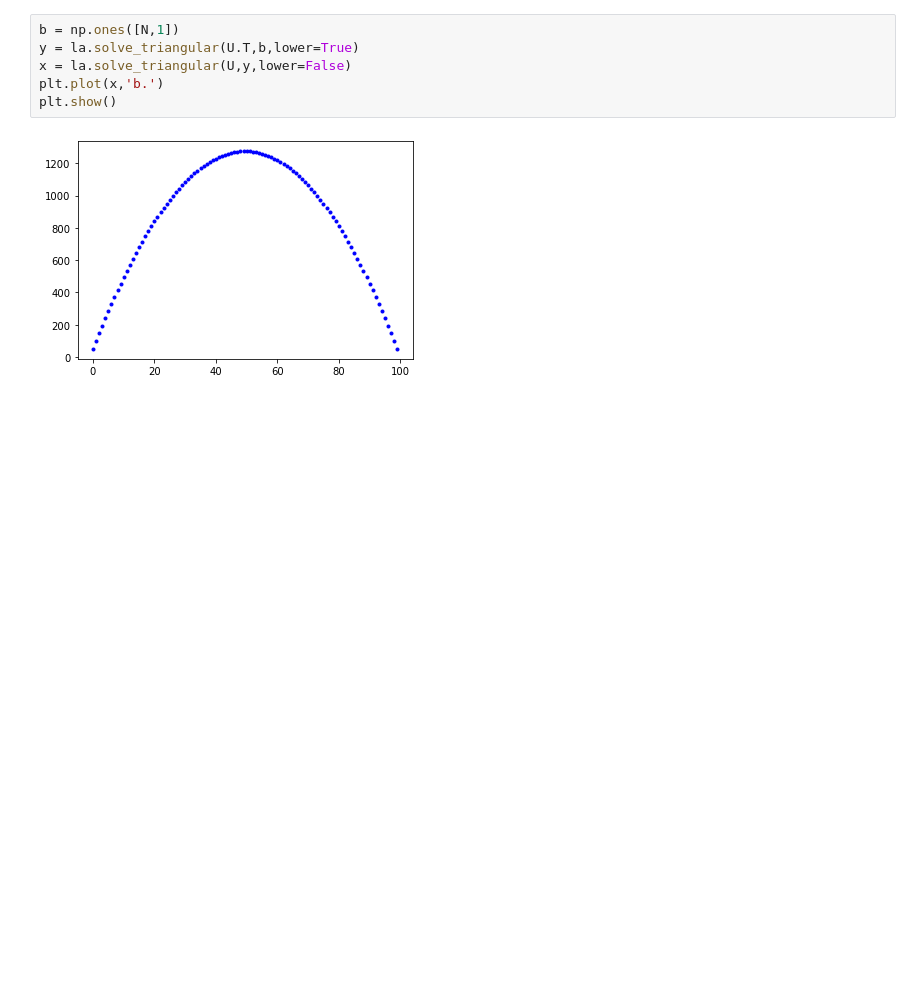
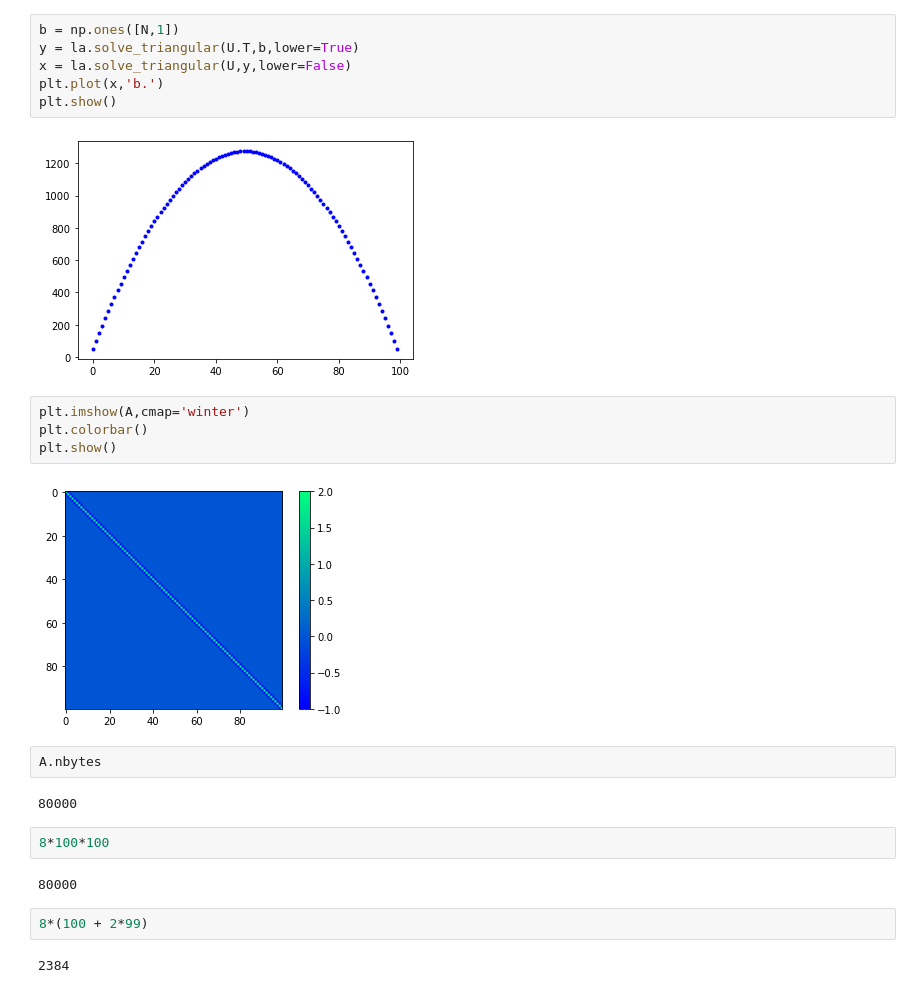
Before and after one commit to patrickwalls/math307, a Jupyter notebook: 02_LU_decomposition.ipynb, the cells around one changed output. Cells and saved outputs as stored; diff of their text form; blank space fills up the shorter version.

```diff
--- a/02_LU_decomposition.ipynb
+++ b/02_LU_decomposition.ipynb
@@ -135,3 +150,21 @@ plt.plot(x,'b.')
 plt.show()
 # %% [output]
 [figure]
+# %%
+plt.imshow(A,cmap='winter')
+plt.colorbar()
+plt.show()
+# %% [output]
+[figure, added]
+# %%
+A.nbytes
+# %% [output]
+80000
+# %%
+8*100*100
+# %% [output]
+80000
+# %%
+8*(100 + 2*99)
+# %% [output]
+2384
```
Also changed, not shown: parts of 4 cells of this notebook, 1 other file.
